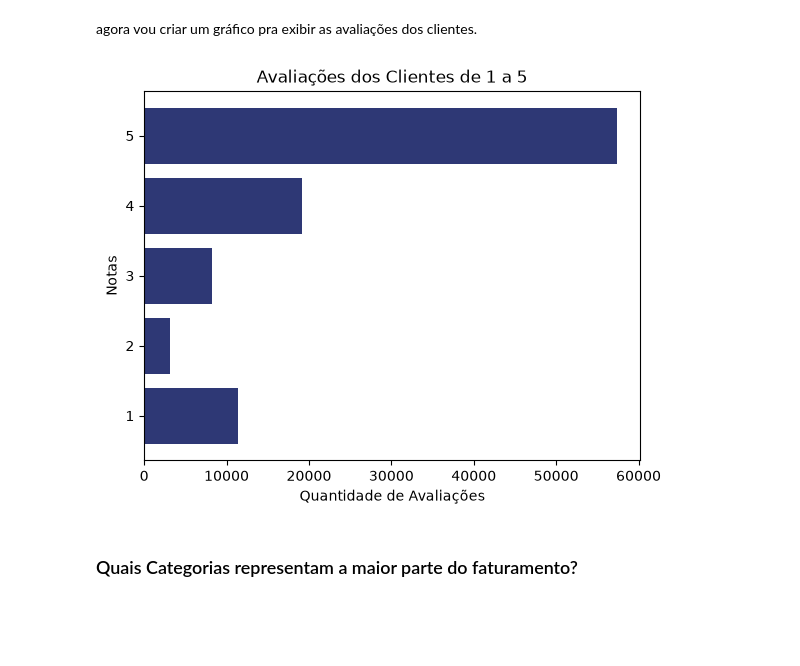
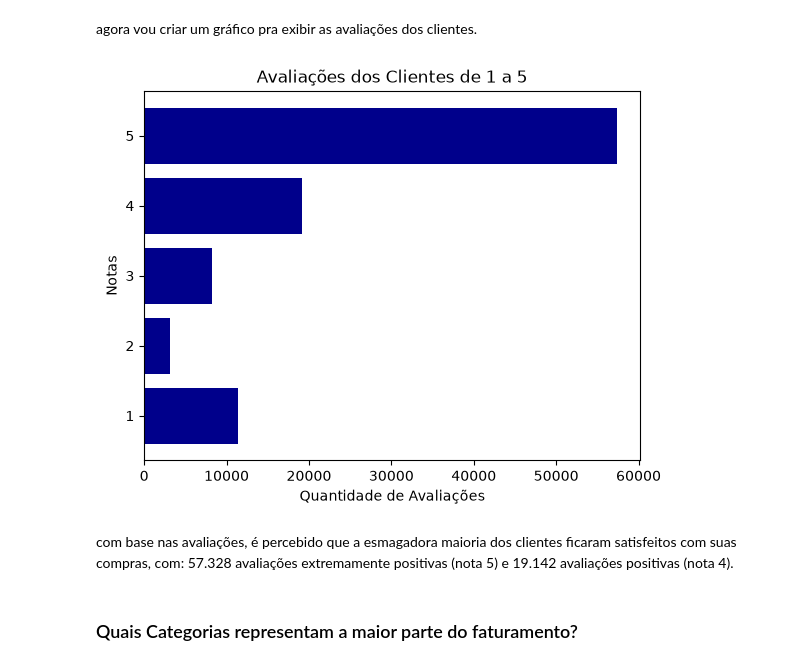
Before and after one commit to jgabryelp/projeto-analise-de-dados-ecommerce-, a Jupyter notebook: analiseseccomerce.ipynb, the cells around one changed output. Saved outputs shown, nothing was run; the diff lists cells and outputs as text; code cells hidden in the pictures; blank space fills up the shorter version.

```diff
--- a/analiseseccomerce.ipynb
+++ b/analiseseccomerce.ipynb
@@ -249,15 +251,17 @@ display(avaliaçoes)
 # %% [markdown]
 agora vou criar um gráfico pra exibir as avaliações dos clientes.
 # %%
-plt.barh(avaliaçoes["review_score"], avaliaçoes["count"], color="#2e3875") #selecionando as informações do gráfico
+plt.barh(avaliaçoes["review_score"], avaliaçoes["count"], color="darkblue") #selecionando as informações do gráfico
 
 plt.title("Avaliações dos Clientes de 1 a 5") #título do gráfico
 plt.xlabel("Quantidade de Avaliações") #legenda horizontal
 plt.ylabel("Notas") #legenda vertical
 
 plt.show() #exibindo o gráfico
 # %% [output]
-[figure, old version]
+[figure, new version]
+# %% [markdown]
+com base nas avaliações, é percebido que a esmagadora maioria dos clientes ficaram satisfeitos com suas compras, com: 57.328 avaliações extremamente positivas (nota 5) e 19.142 avaliações positivas (nota 4).
 # %% [markdown]
 ### Quais Categorias representam a maior parte do faturamento?
 # %% [markdown]
```
Also changed, not shown: parts of 11 cells of this notebook.
